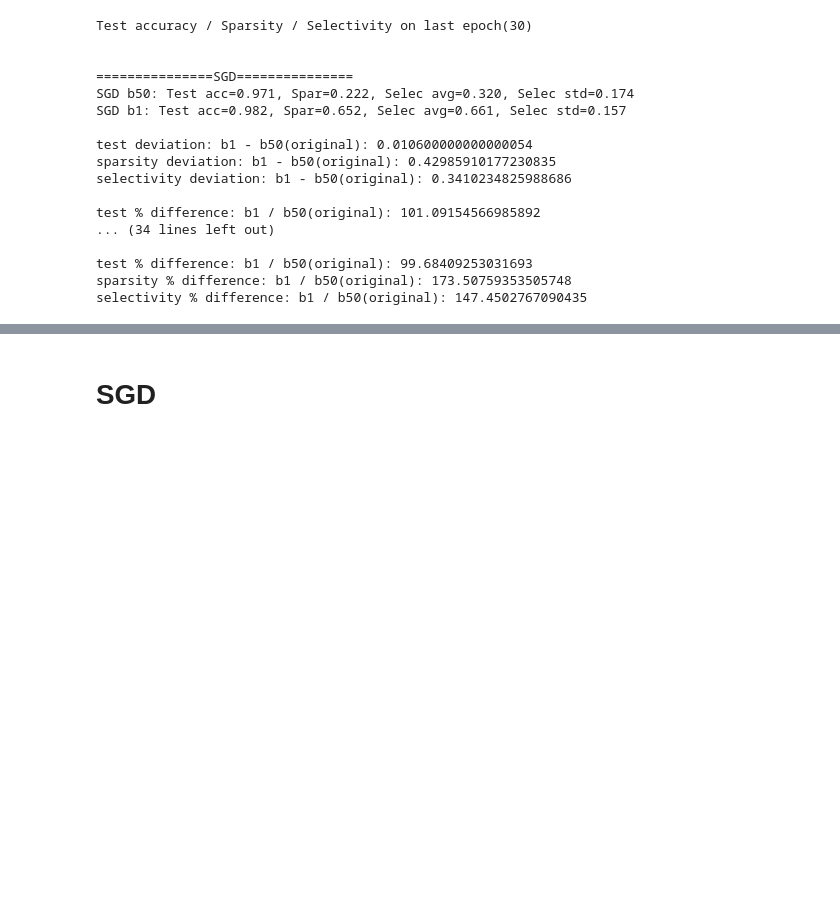
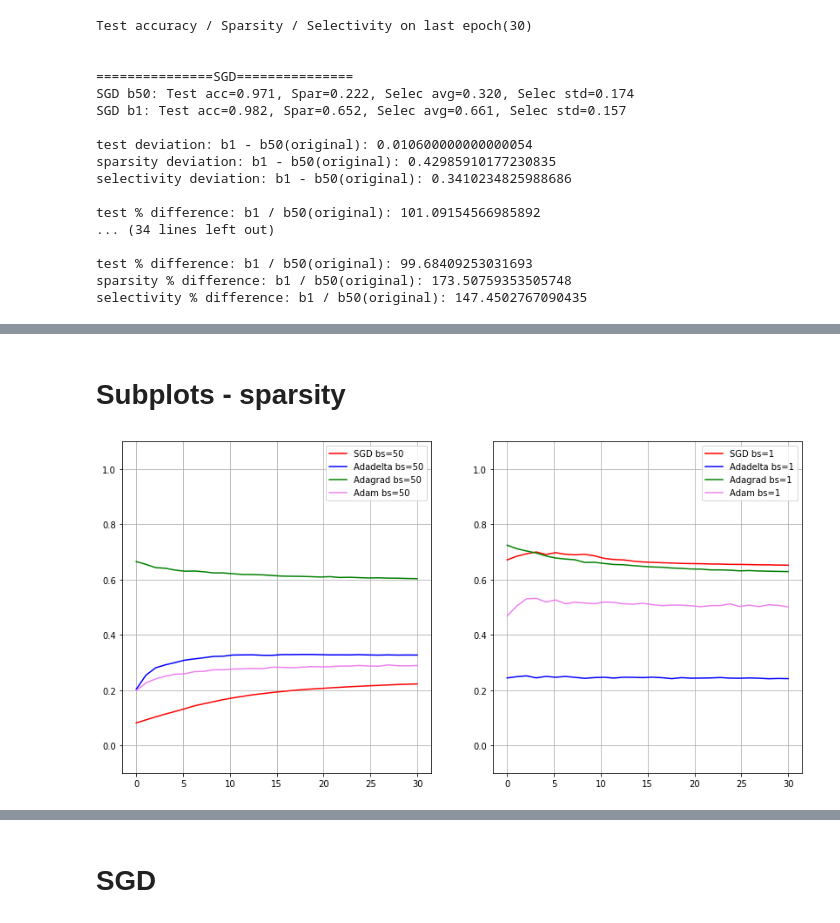
Before and after one commit to 7201krap/COMS30045_Individual-Project, a Jupyter notebook: FINAL/Graphs/data_batchsize/different_batch_size.ipynb, the cells around one changed output, grey strips where cells are left out. Drawn from its saved outputs; the diff is of its cells as text; code cells hidden in the pictures; blank space fills up the shorter version.

```diff
--- a/FINAL/Graphs/data_batchsize/different_batch_size.ipynb
+++ b/FINAL/Graphs/data_batchsize/different_batch_size.ipynb
@@ -112,0 +150,7 @@ selectivity % difference: b1 / b50(original): 147.4502767090435
+# %% [markdown]
+# Subplots - sparsity
+# %%
+subplots(sgd_spar_b50, Adadelta_spar_b50, Adagrad_spar_b50, Adam_spar_b50,
+         sgd_spar_b1, Adadelta_spar_b1, Adagrad_spar_b1, Adam_spar_b1)
+# %% [output]
+[figure, added]
```
Also changed, not shown: parts of 10 cells of this notebook, 3 other files.
